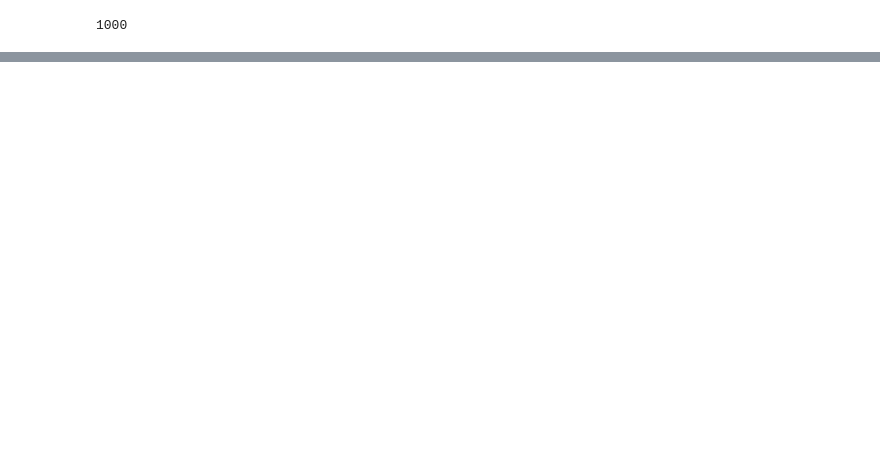
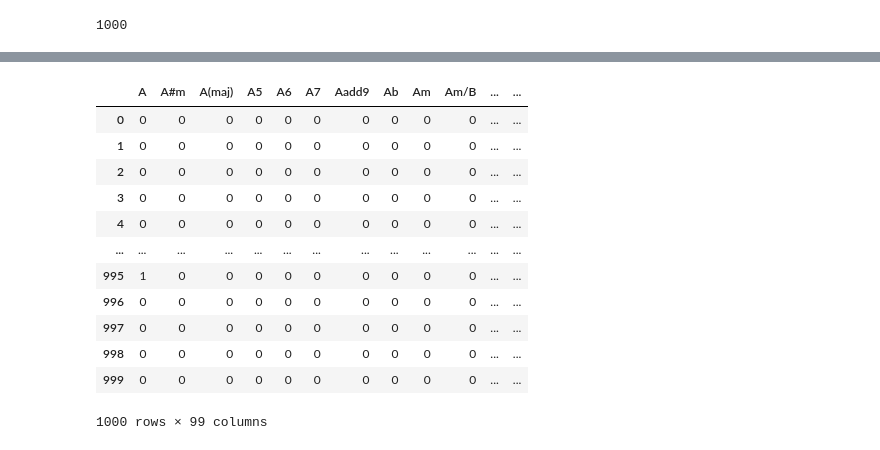
Before and after one commit to ErwanDB/Project-Week-5-Your-Own-Project, a Jupyter notebook: your-project/Data_scraping.ipynb, the cells around one changed output, grey strips where cells are left out. Drawn from its saved outputs; the diff is of its cells as text; code cells hidden in the pictures; blank space fills up the shorter version.

```diff
--- a/your-project/Data_scraping.ipynb
+++ b/your-project/Data_scraping.ipynb
@@ -160,0 +450,17 @@ df
+# %%
+dummies_chord1 = pd.get_dummies(df_chords["chord_1"])
+dummies_chord1
+# %% [output]
+|  | A | A#m | A(maj) | A5 | A6 | A7 | Aadd9 | Ab | Am | Am/B | ... | ... |
+| 0 | 0 | 0 | 0 | 0 | 0 | 0 | 0 | 0 | 0 | 0 | ... | ... |
+| 1 | 0 | 0 | 0 | 0 | 0 | 0 | 0 | 0 | 0 | 0 | ... | ... |
+| 2 | 0 | 0 | 0 | 0 | 0 | 0 | 0 | 0 | 0 | 0 | ... | ... |
+| 3 | 0 | 0 | 0 | 0 | 0 | 0 | 0 | 0 | 0 | 0 | ... | ... |
+| 4 | 0 | 0 | 0 | 0 | 0 | 0 | 0 | 0 | 0 | 0 | ... | ... |
+| ... | ... | ... | ... | ... | ... | ... | ... | ... | ... | ... | ... | ... |
+| 995 | 1 | 0 | 0 | 0 | 0 | 0 | 0 | 0 | 0 | 0 | ... | ... |
+| 996 | 0 | 0 | 0 | 0 | 0 | 0 | 0 | 0 | 0 | 0 | ... | ... |
+| 997 | 0 | 0 | 0 | 0 | 0 | 0 | 0 | 0 | 0 | 0 | ... | ... |
+| 998 | 0 | 0 | 0 | 0 | 0 | 0 | 0 | 0 | 0 | 0 | ... | ... |
+| 999 | 0 | 0 | 0 | 0 | 0 | 0 | 0 | 0 | 0 | 0 | ... | ... |
+1000 rows × 99 columns
```
Also changed, not shown: parts of 55 cells of this notebook, 1 other file.
